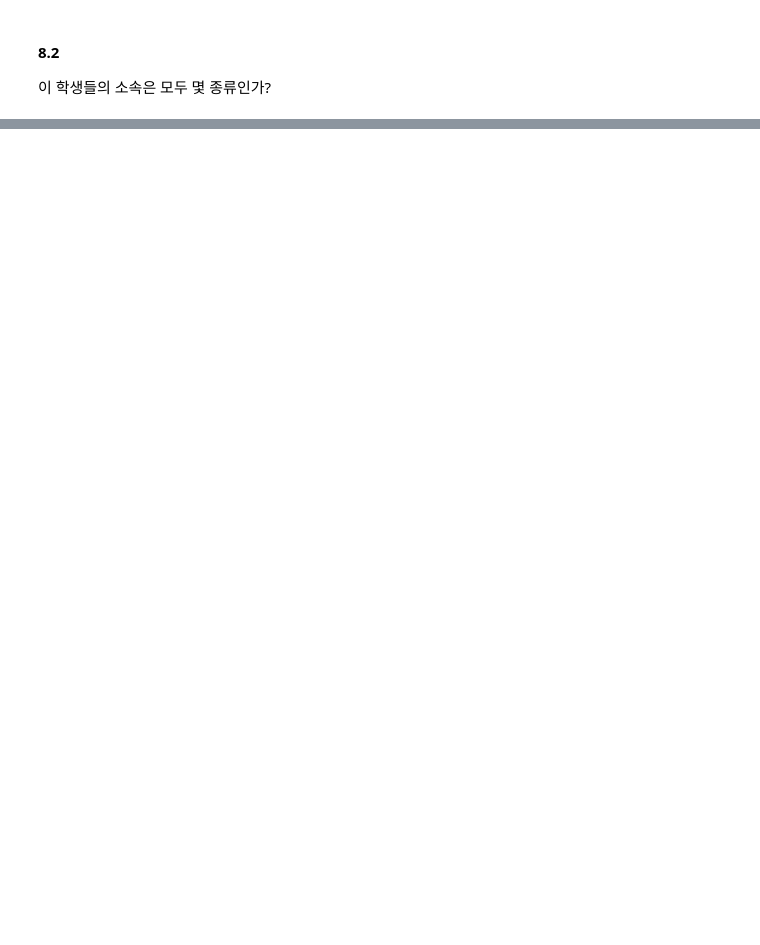
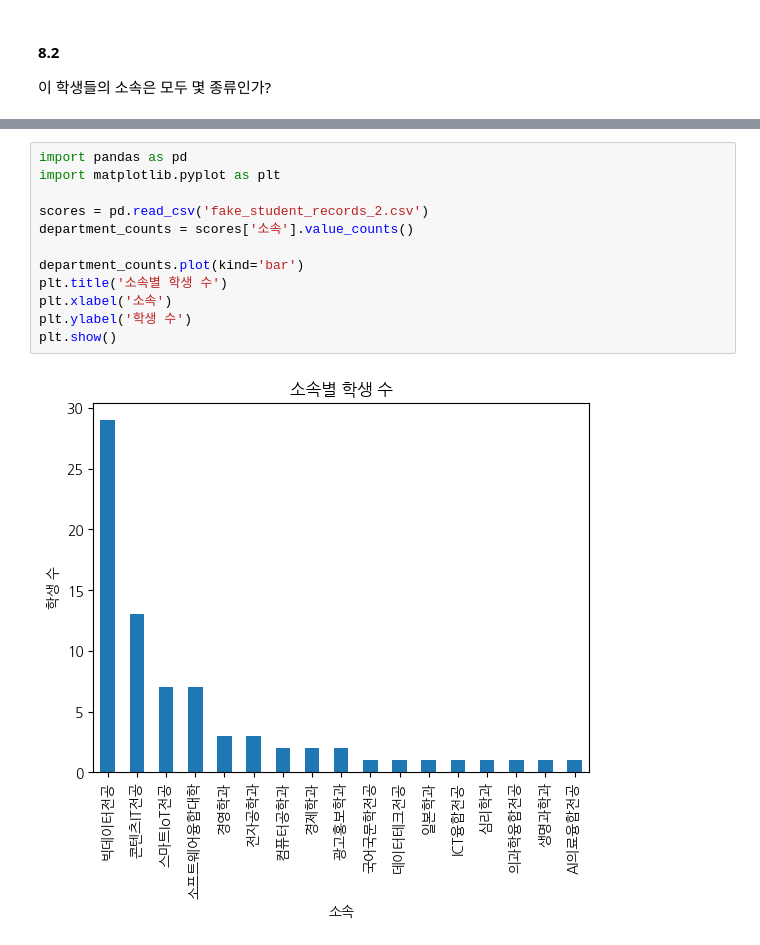
Before and after one commit to minjunkim0205/PythonScientificProgrammingBasics-SeophyungPark, a Jupyter notebook: Src/Final/Week14-1/PSP-2023-2-lab-11-20235128-김민준.ipynb, the cells around one changed output, grey strips where cells are left out. Drawn from its saved outputs; the diff is of its cells as text; blank space fills up the shorter version.

```diff
--- a/Src/Final/Week14-1/PSP-2023-2-lab-11-20235128-김민준.ipynb
+++ b/Src/Final/Week14-1/PSP-2023-2-lab-11-20235128-김민준.ipynb
@@ -225,3 +386,17 @@ DataFrame scores의 index를 첫번째 열인 '이름'으로 수정하라.
 scores에서 소속별 학생 수를 구하고, 이를 막대그래프로 나타내라.
 
 <img src='bar-nstudnets-per-dept.png' />
+# %%
+import pandas as pd
+import matplotlib.pyplot as plt
+
+scores = pd.read_csv('fake_student_records_2.csv')
+department_counts = scores['소속'].value_counts()
+
+department_counts.plot(kind='bar')
+plt.title('소속별 학생 수')
+plt.xlabel('소속')
+plt.ylabel('학생 수')
+plt.show()
+# %% [output]
+[figure, added]
```
Also changed, not shown: parts of 11 cells of this notebook.
